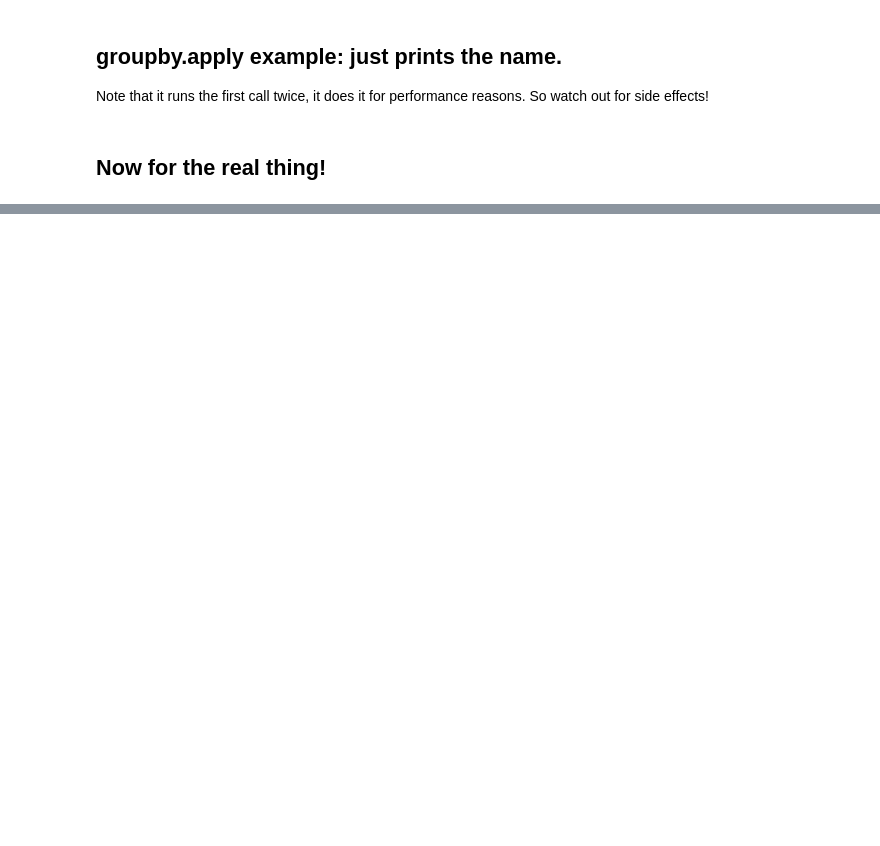
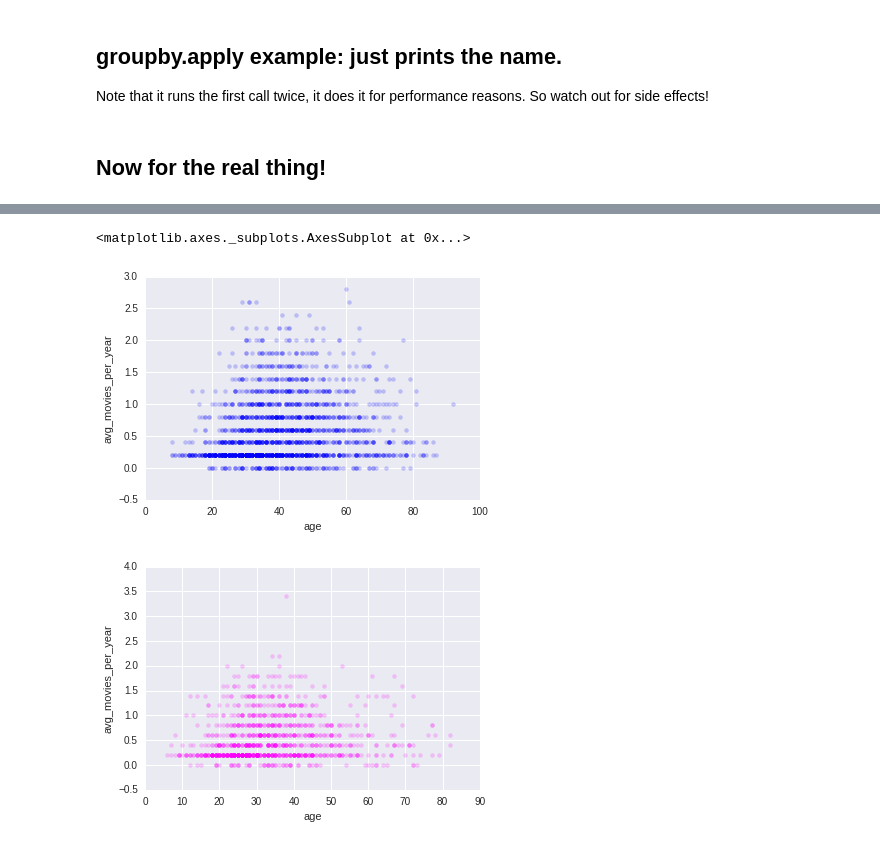
Before and after one commit to IanLondon/actor-age-curves, a Jupyter notebook: actor-regression-sklearn-joined-budget.ipynb, the cells around one changed output, grey strips where cells are left out. Drawn from its saved outputs; the diff is of its cells as text; code cells hidden in the pictures; blank space fills up the shorter version.

```diff
--- a/actor-regression-sklearn-joined-budget.ipynb
+++ b/actor-regression-sklearn-joined-budget.ipynb
@@ -1429,0 +1462,13 @@ actor_age_binned.loc['Meryl Streep'].plot('age','avg_movies_per_year')
+# %%
+actor_age_binned[actor_age_binned.male == 1].plot.scatter(
+    'age','avg_movies_per_year', color=men_color, alpha=0.2, lw=0)
+# plt.xlim(0,100)
+# plt.ylim(0,250)
+actor_age_binned[actor_age_binned.male == 0].plot.scatter(
+    'age','avg_movies_per_year', color=women_color, alpha=0.2, lw=0)
+# plt.xlim(0,100)
+# plt.ylim(0,250)
+# %% [output]
+<matplotlib.axes._subplots.AxesSubplot at 0x...>
+[figure, added]
+[figure, added]
```
Also changed, not shown: parts of 10 cells of this notebook.
